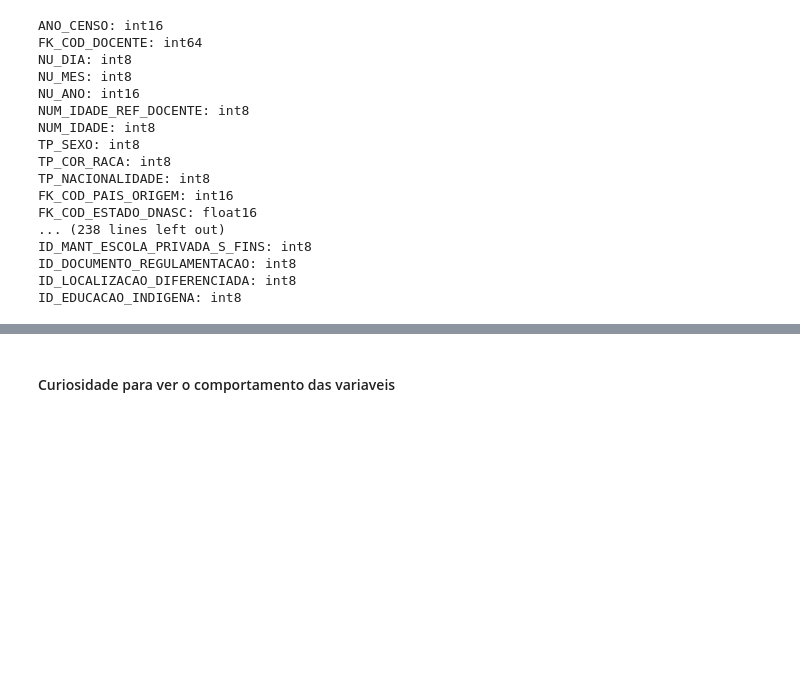
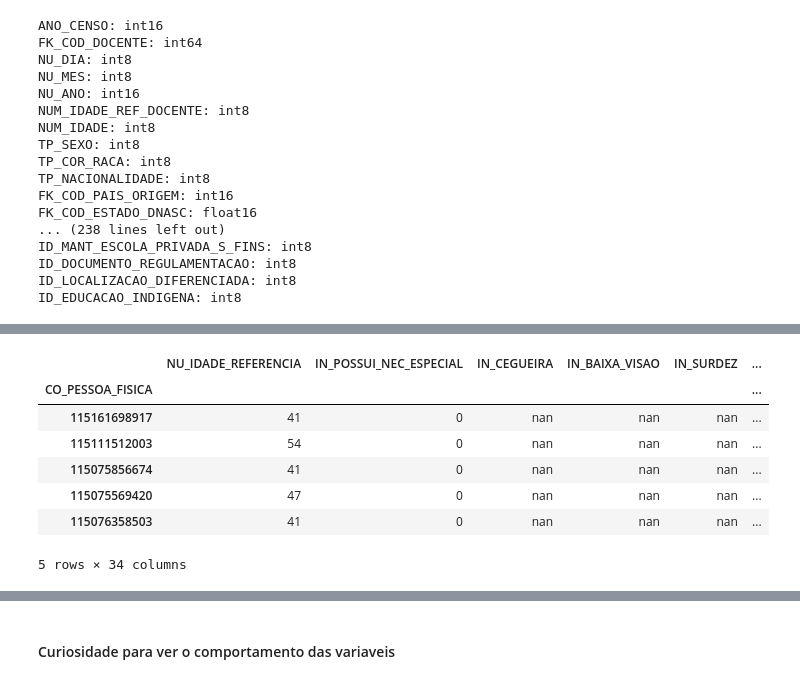
Before and after one commit to itsbarreto/educacao, a Jupyter notebook: SaidaDeProfessores.ipynb, the cells around one changed output, grey strips where cells are left out. Cells and saved outputs as stored; diff of their text form; code cells hidden in the pictures; blank space fills up the shorter version.

```diff
--- a/SaidaDeProfessores.ipynb
+++ b/SaidaDeProfessores.ipynb
@@ -271,0 +278,11 @@ pss_ano.to_csv(f'{PATH_DF_CSV}pessoas_prof_df.csv',index=False)
+# %%
+prof_pbc_df15.head()
+# %% [output]
+|  | NU_IDADE_REFERENCIA | IN_POSSUI_NEC_ESPECIAL | IN_CEGUEIRA | IN_BAIXA_VISAO | IN_SURDEZ | ... |
+| CO_PESSOA_FISICA |  |  |  |  |  | ... |
+| 115161698917 | 41 | 0 | nan | nan | nan | ... |
+| 115111512003 | 54 | 0 | nan | nan | nan | ... |
+| 115075856674 | 41 | 0 | nan | nan | nan | ... |
+| 115075569420 | 47 | 0 | nan | nan | nan | ... |
+| 115076358503 | 41 | 0 | nan | nan | nan | ... |
+5 rows × 34 columns
```
Also changed, not shown: parts of 14 cells of this notebook, 2 other files.
